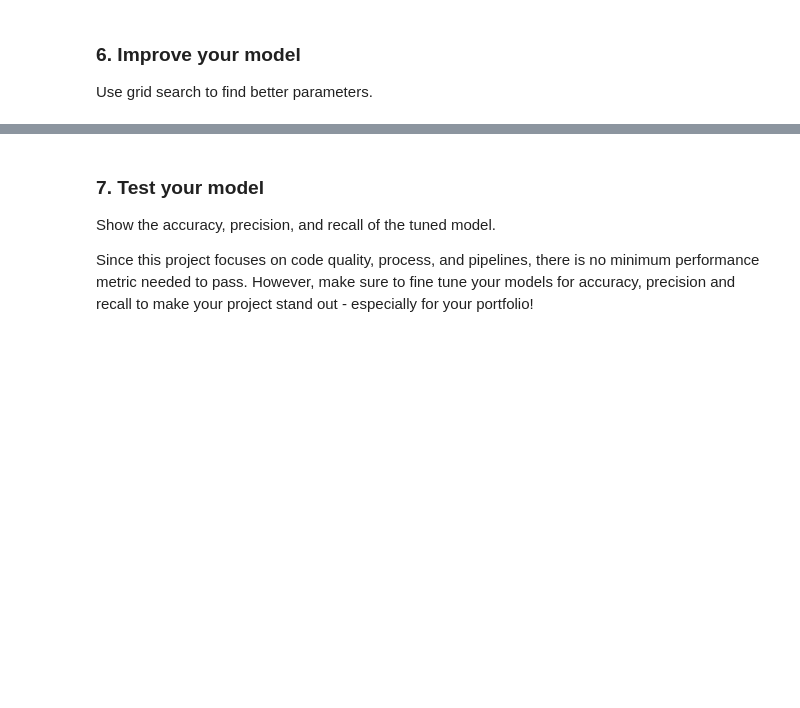
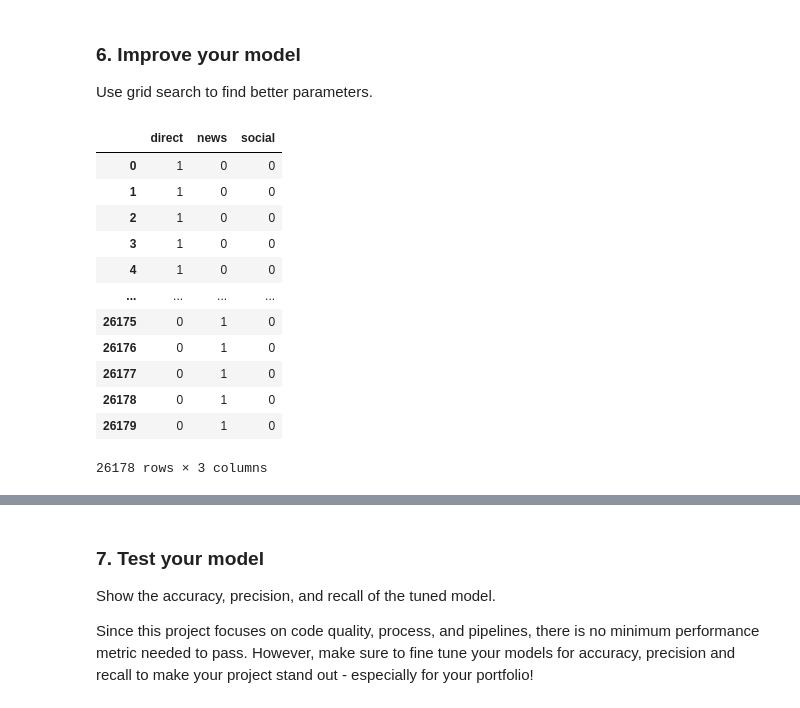
Before and after one commit to suebatista/Disaster-Response-Pipeline-Udacity, a Jupyter notebook: ML Pipeline Preparation.ipynb, the cells around one changed output, grey strips where cells are left out. Drawn from its saved outputs; the diff is of its cells as text; code cells hidden in the pictures; blank space fills up the shorter version.

```diff
--- a/ML Pipeline Preparation.ipynb
+++ b/ML Pipeline Preparation.ipynb
@@ -426,5 +378,21 @@ plt.show()
 # %% [markdown]
 ### 6. Improve your model
 Use grid search to find better parameters.
+# %%
+pd.get_dummies(df.genre)
+# %% [output]
+|  | direct | news | social |
+| 0 | 1 | 0 | 0 |
+| 1 | 1 | 0 | 0 |
+| 2 | 1 | 0 | 0 |
+| 3 | 1 | 0 | 0 |
+| 4 | 1 | 0 | 0 |
+| ... | ... | ... | ... |
+| 26175 | 0 | 1 | 0 |
+| 26176 | 0 | 1 | 0 |
+| 26177 | 0 | 1 | 0 |
+| 26178 | 0 | 1 | 0 |
+| 26179 | 0 | 1 | 0 |
+26178 rows × 3 columns
 # %%
 df.groupby('genre')['id'].nunique()
```
Also changed, not shown: parts of 19 cells of this notebook.
